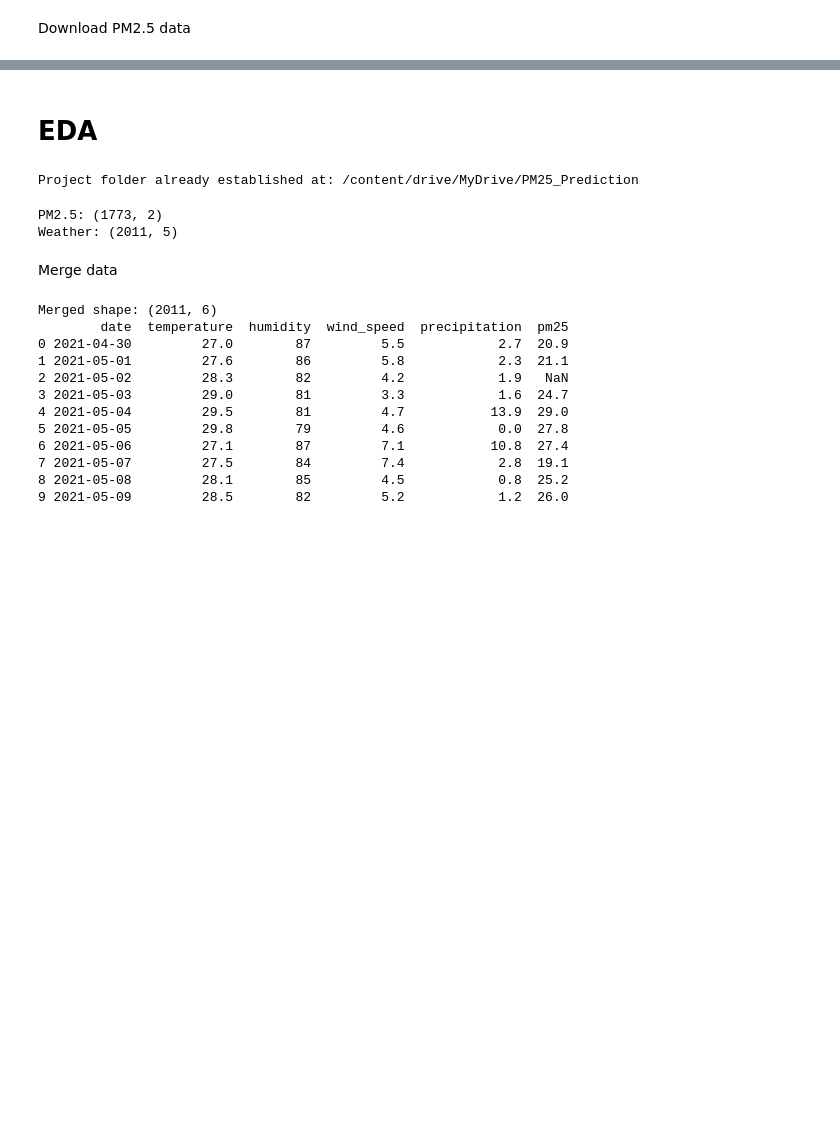
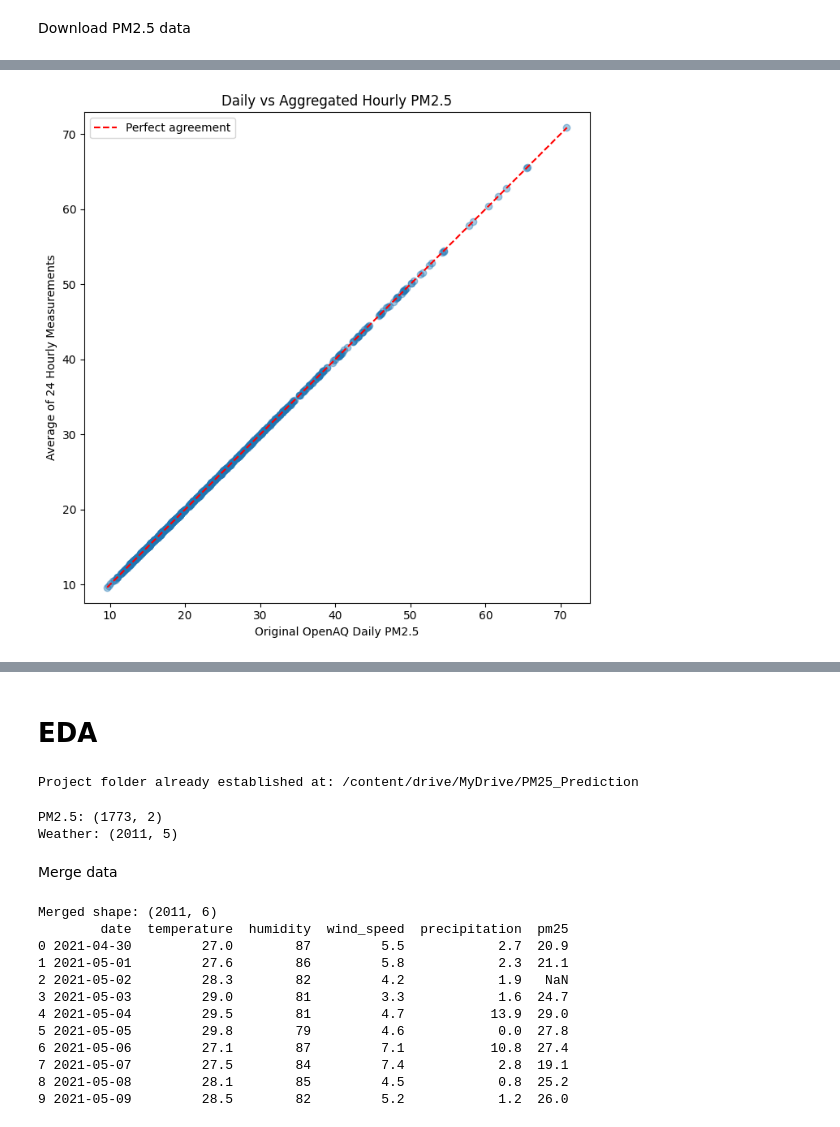
Before and after one commit to mapadeawdai/PM2.5_Prediction, a Jupyter notebook: main.ipynb, the cells around one changed output, grey strips where cells are left out. Drawn from its saved outputs; the diff is of its cells as text; code cells hidden in the pictures; blank space fills up the shorter version.

```diff
--- a/main.ipynb
+++ b/main.ipynb
@@ -199,0 +630,35 @@ print(pm25_daily.head())
+# %%
+plt.figure(figsize=(7, 7))
+
+plt.scatter(
+    complete_days["pm25"],
+    complete_days["hourly_mean"],
+    alpha=0.4
+)
+
+lower = min(
+    complete_days["pm25"].min(),
+    complete_days["hourly_mean"].min()
+)
+
+upper = max(
+    complete_days["pm25"].max(),
+    complete_days["hourly_mean"].max()
+)
+
+plt.plot(
+    [lower, upper],
+    [lower, upper],
+    "r--",
+    label="Perfect agreement"
+)
+
+plt.xlabel("Original OpenAQ Daily PM2.5")
+plt.ylabel("Average of 24 Hourly Measurements")
+plt.title("Daily vs Aggregated Hourly PM2.5")
+plt.legend()
+plt.axis("equal")
+plt.tight_layout()
+plt.show()
+# %% [output]
+[figure, added]
```
Also changed, not shown: parts of 17 cells of this notebook.
